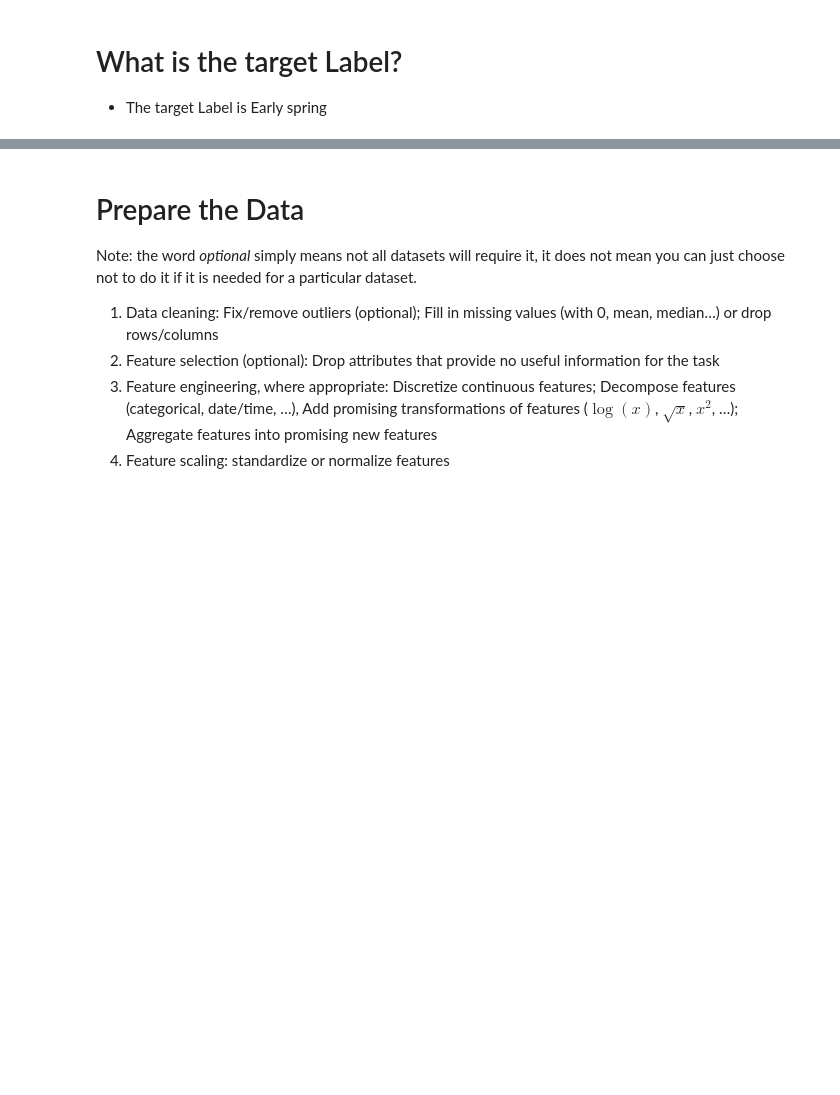
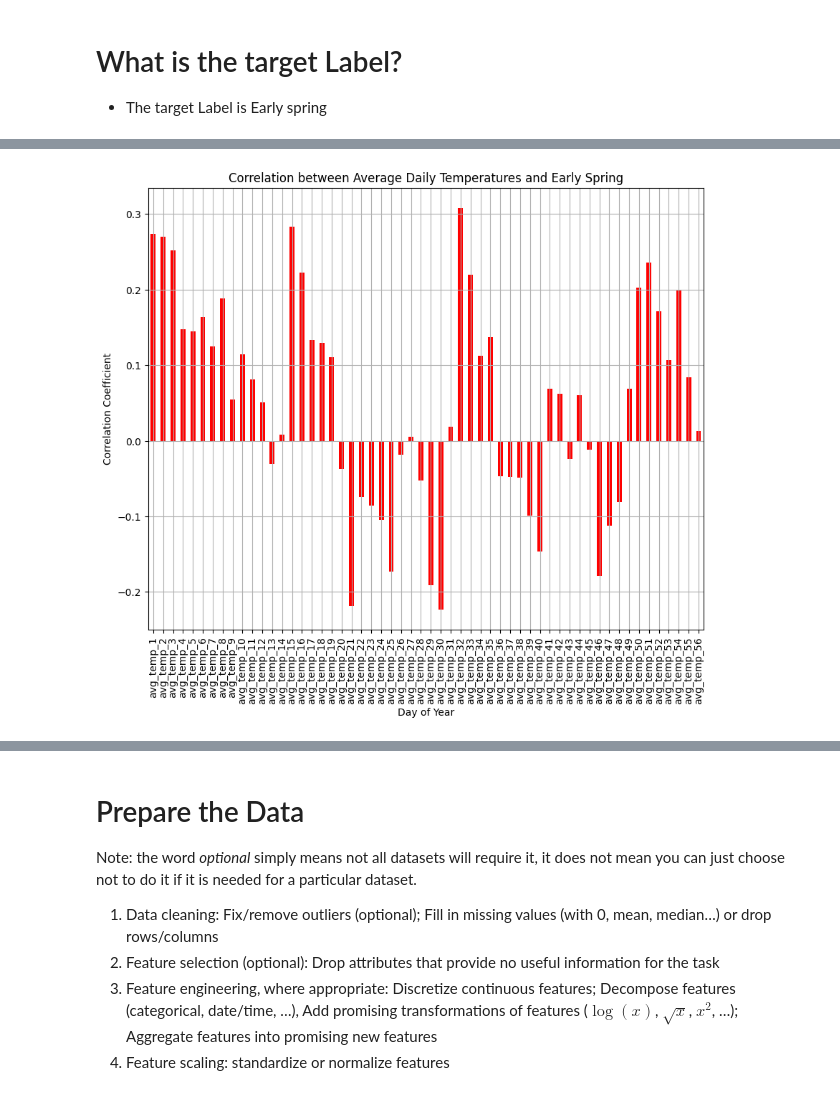
Before and after one commit to jyounes23/Project1CSCI296, a Jupyter notebook: Early Spring.ipynb, the cells around one changed output, grey strips where cells are left out. Drawn from its saved outputs; the diff is of its cells as text; code cells hidden in the pictures; blank space fills up the shorter version.

```diff
--- a/Early Spring.ipynb
+++ b/Early Spring.ipynb
@@ -538,0 +557,19 @@ sns.heatmap(corr_matrix, annot=True)
+# %%
+import pandas as pd
+import seaborn as sns
+import matplotlib.pyplot as plt
+
+# Assuming data is already loaded and available as DataFrame 'data'
+avg_temp_cols = [col for col in df_corr.columns if 'avg_temp' in col]
+correlations_avg_temp = df_corr[avg_temp_cols + ['early_spring']].corr()['early_spring'].drop('early_spring')
+
+# Plot the correlations
+plt.figure(figsize=(10, 8))
+correlations_avg_temp.plot(kind='bar', color='red')
+plt.title('Correlation between Average Daily Temperatures and Early Spring')
+plt.xlabel('Day of Year')
+plt.ylabel('Correlation Coefficient')
+plt.grid(True)
+plt.show()
+# %% [output]
+[figure, added]
```
Also changed, not shown: parts of 22 cells of this notebook.
